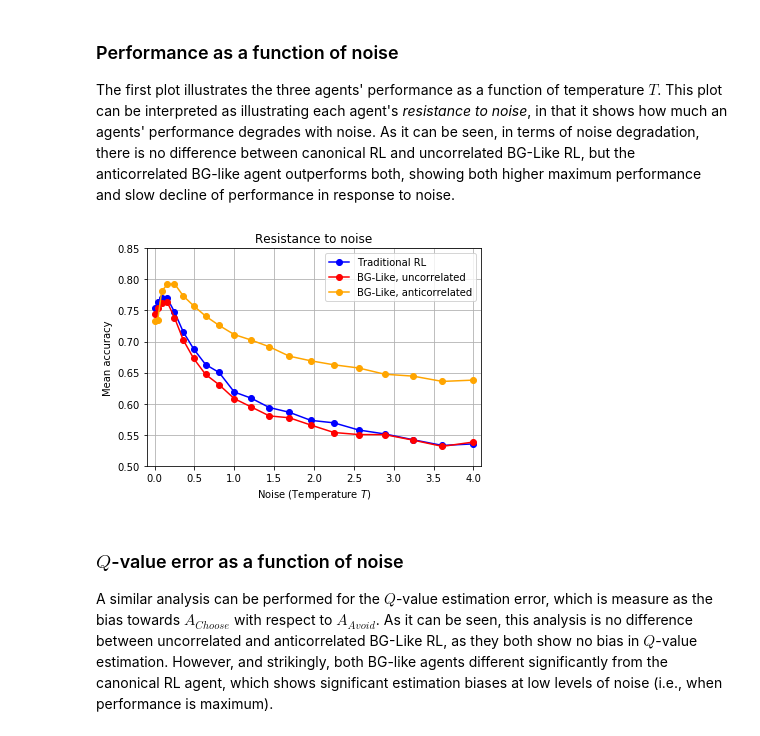
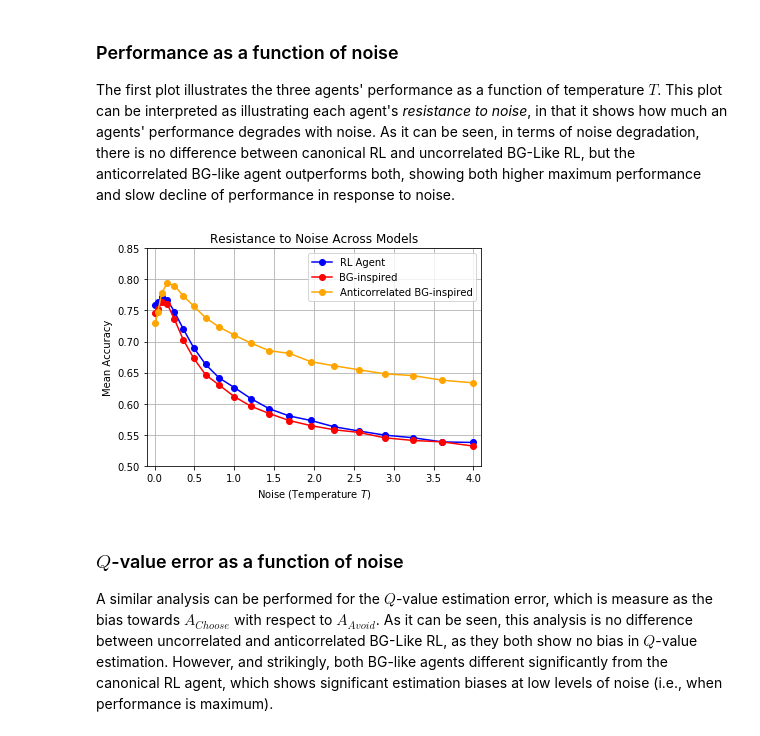
Before and after one commit to TheRealDrDre/RLBG, a Jupyter notebook: Simulations+Results.ipynb, the cells around one changed output. Drawn from its saved outputs; the diff is of its cells as text; code cells hidden in the pictures.

```diff
--- a/Simulations+Results.ipynb
+++ b/Simulations+Results.ipynb
@@ -10,6 +10,9 @@ import sys
 import random
 import numpy as np
 %matplotlib inline
+%load_ext autoreload
+%autoreload 2
+
 
 # Reload to adjust to last-min changes
 if sys.version_info >= (3, 0):
@@ -19,4 +22,4 @@ else:
     reload(b)
     reload(bgp)
 
-NUM_SIMS = 1000
+NUM_SIMS = 5000
@@ -137,7 +143,7 @@ T = range(1, 21, 1)
 T = [t/10.0 for t in T]  # Range of temperatures for Gibbs distribution
 T = [t**2 for t in T]
 t_results = {}
-NUM_SIMS=1000
+#NUM_SIMS=1000
 for t in T:
     performance = []
     for i in range( NUM_SIMS ):
@@ -266,24 +289,24 @@ The first plot illustrates the three agents' performance as a function of temper
 # %%
 import matplotlib.pyplot as plt
 
 res_list = [t_results, bgt_results, bgt_results_anti]
 col_list = ["blue", "red", "orange"]
 
 for results, color in zip(res_list, col_list):
     #print(color)
     params = sorted(results.keys())
     accuracies = [results[x] for x in params]
     means = [np.mean(x) for x in accuracies]
     plt.plot(params, means, "o-", color=color)
-plt.title("Resistance to noise")
+plt.title("Resistance to Noise Across Models")
 plt.xlabel(r"Noise (Temperature $T$)")
-plt.ylabel("Mean accuracy")
+plt.ylabel("Mean Accuracy")
 plt.axis([-0.1, 4.1, 0.5, 0.85])
 plt.grid()
-plt.legend(["Traditional RL", "BG-Like, uncorrelated", "BG-Like, anticorrelated"])
+plt.legend(["RL Agent", "BG-inspired", "Anticorrelated BG-inspired"])
 plt.show()
 # %% [output]
-[figure, old version]
+[figure, new version]
 # %% [markdown]
 ### $Q$-value error as a function of noise
 
```
Also changed, not shown: parts of 16 cells of this notebook, 6 other files.
